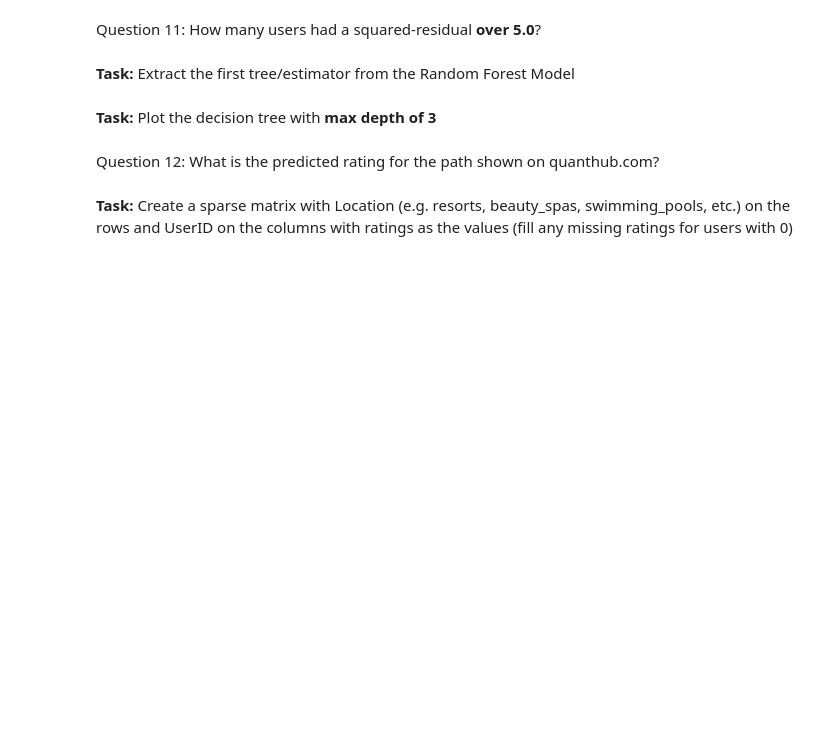
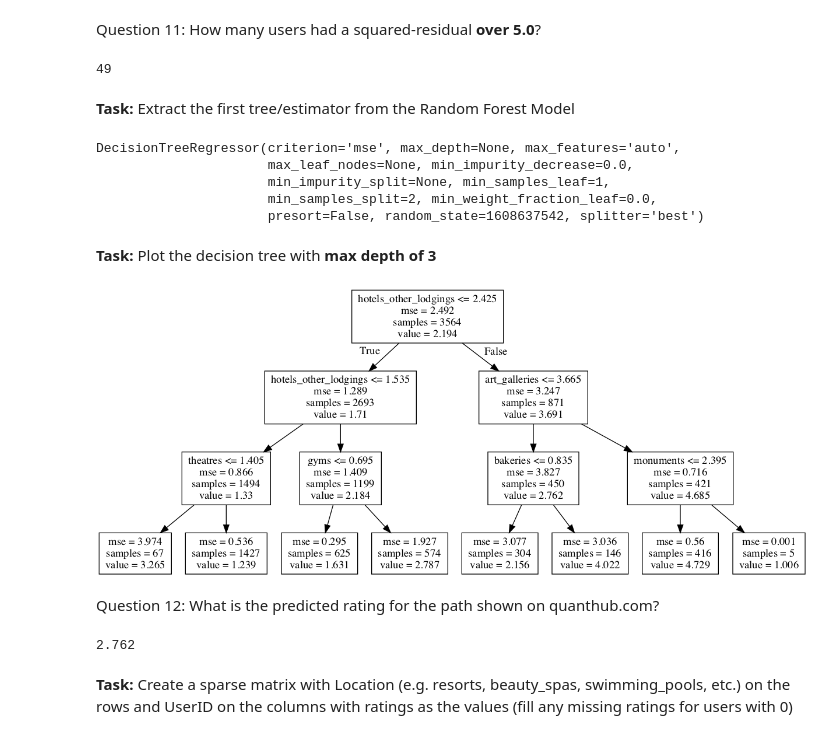
Before and after one commit to bradentam/Quant-hub-data-challenge, a Jupyter notebook: Review Ratings Challenge V3.ipynb, the cells around one changed output. Cells and saved outputs as stored; diff of their text form; code cells hidden in the pictures; blank space fills up the shorter version.

```diff
--- a/Review Ratings Challenge V3.ipynb
+++ b/Review Ratings Challenge V3.ipynb
@@ -127,4 +178,6 @@ Question 7: What is the IQR of ratings for malls?
 # %% [markdown]
 **Task:** Import review_ratings_processed.csv
+# %%
+review_ratings_processed = pd.read_csv('review_ratings_processed.csv')
 # %% [markdown]
 **Task:** Find the variables that are most correlated with each other
@@ -139,4 +266,23 @@ Question 9: The chart on quanthub.com shows mean **mall** ratings by which varia
 # %% [markdown]
 **Task:** Set your seed to 42 and split the data into **80%** training and **20%** test sets
+# %%
+# Using Skicit-learn to split data into training and testing sets
+from sklearn.model_selection import train_test_split
+
+train_features, test_features = train_test_split(review_ratings_processed, test_size = 0.20,
+                                                                            random_state = 42)
+
+
+X_train = train_features.drop(['juice_bars', 'user_id'], axis = 1)
+y_train_reg = train_features.juice_bars
+
+X_test = test_features.drop(['juice_bars', 'user_id'], axis = 1)
+y_test_reg = test_features.juice_bars
 # %% [markdown]
 **Task:** Set seed to 42 and fit a Random Forest with **10 trees/estimators** to the training set
+# %%
+# Import the model we are using
+from sklearn.ensemble import RandomForestRegressor
+
+rf = RandomForestRegressor(n_estimators = 10, random_state = 42)
+rf.fit(X_train, y_train_reg)
@@ -149,10 +330,45 @@ Question 10: What R-Squared value did the model achieve on the test set?
 # %% [markdown]
 Question 11: How many users had a squared-residual **over 5.0**?
+# %%
+len(review_ratings_processed['squared_residuals'][review_ratings_processed['squared_residuals'] > 5])
+# %% [output]
+49
 # %% [markdown]
 **Task:** Extract the first tree/estimator from the Random Forest Model
+# %%
+rf.estimators_[0]
+# %% [output]
+DecisionTreeRegressor(criterion='mse', max_depth=None, max_features='auto',
+                      max_leaf_nodes=None, min_impurity_decrease=0.0,
+                      min_impurity_split=None, min_samples_leaf=1,
+                      min_samples_split=2, min_weight_fraction_leaf=0.0,
+                      presort=False, random_state=1608637542, splitter='best')
 # %% [markdown]
 **Task:** Plot the decision tree with **max depth of 3**
+# %%
+from sklearn.externals.six import StringIO
+from IPython.display import Image
+from sklearn.tree import export_graphviz
+from sklearn.tree import DecisionTreeRegressor
+import pydotplus
+
+
+dt_reg = DecisionTreeRegressor(criterion = 'mse', max_depth = 3, random_state = 42)
+dt_reg.fit(X_train, y_train_reg)
+
+reg_dot_data = export_graphviz(dt_reg,
+                               out_file = None,
+                               feature_names = X_train.columns)
+
+reg_graph = pydotplus.graph_from_dot_data(reg_dot_data)
+Image(reg_graph.create_png())
+# %% [output]
+[figure, added]
 # %% [markdown]
 Question 12: What is the predicted rating for the path shown on quanthub.com?
+# %%
+2.762
+# %% [output]
+2.762
 # %% [markdown]
 **Task:** Create a sparse matrix with Location (e.g. resorts, beauty_spas, swimming_pools, etc.) on the rows and UserID on the columns with ratings as the values (fill any missing ratings for users with 0)
```
Also changed, not shown: parts of 27 cells of this notebook, 1 other file.
